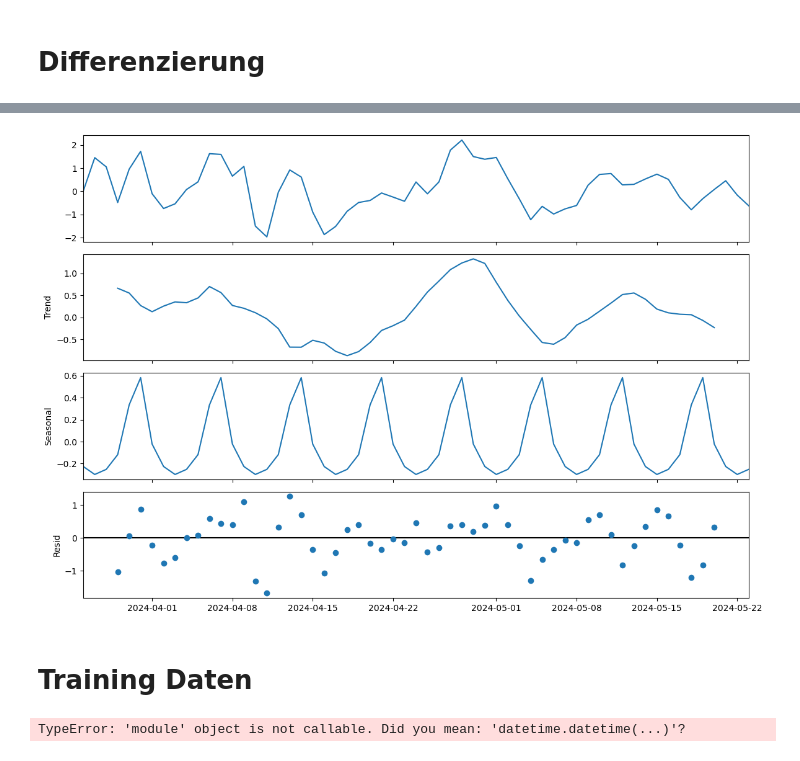
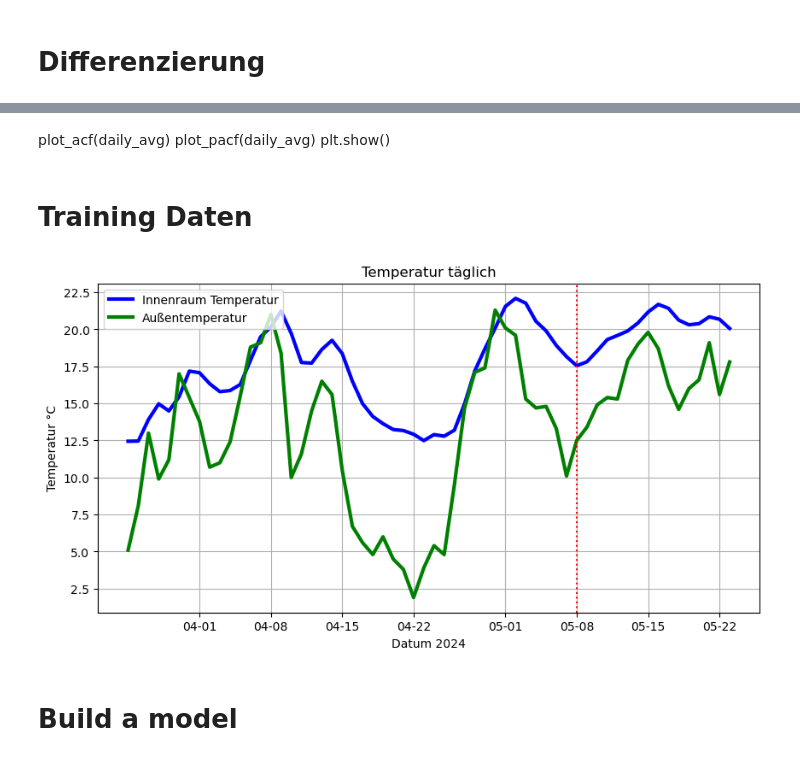
Before and after one commit to minthgreen/BA_Codes, a Jupyter notebook: ARIMAX_T_TER.ipynb, the cells around one changed output, grey strips where cells are left out. Drawn from its saved outputs; the diff is of its cells as text; code cells hidden in the pictures.

```diff
--- a/ARIMAX_T_TER.ipynb
+++ b/ARIMAX_T_TER.ipynb
@@ -157,5 +158,0 @@ plt.show()
-# %%
-rcParams['figure.figsize'] = 12, 8
-decomposition = sm.tsa.seasonal_decompose(daily_avg, model='additive')
-fig = decomposition.plot()
-plt.show()
@@ -224,9 +204,3 @@ dtype: float64
 # Stationarität ist nicht vorhanden, daher muss differenziert werden
 # %% [markdown]
 # Differenzierung
-# %%
-daily_avg = daily_avg - daily_avg.shift(1)
-daily_avg = daily_avg.dropna()
-
-plt.plot(daily_avg)
-plt.axhline(0, color='red', linestyle='--', alpha=0.2)
@@ -283,3 +243,7 @@ plt.show()
+# %% [markdown]
+plot_acf(daily_avg)
+plot_pacf(daily_avg)
+plt.show()
 # %%
 #Lag 0 wird nicht berücksichtigt
 # AR
@@ -293,20 +257,29 @@ plt.show()
 # einmal differenziert
 # --> I(1)
 # -----> ARIMA (p,i,q) = ARIMA (2, 1, 0)
-# %%
-rcParams['figure.figsize'] = 12, 8
-decomposition = sm.tsa.seasonal_decompose(daily_avg, model='additive')
-fig = decomposition.plot()
-plt.show()
-# %% [output]
-[figure, removed]
 # %% [markdown]
 # Training Daten
 # %%
-train_end=datetime(2024,5,8)
-test_end=datetime(2024,5,22)
+MAX_TRAINING_DATE = data_sum.tail(16).index[0]
 
-train_data=daily_avg[:train_end]
-test_data=daily_avg[train_end + timedelta(days=1):test_end]
+plt.plot(daily_avg.index, daily_avg['Innenraum Temperatur'], linewidth=3,c='blue', label='Innenraum Temperatur')
+plt.plot(outdoor_data.index, outdoor_data['Außentemperatur'], linewidth=3,c='green', label='Außentemperatur')
+
+plt.title("Temperatur täglich")
+plt.xlabel("Datum 2024")
+plt.ylabel("Temperatur °C")
+
+plt.axvline(MAX_TRAINING_DATE, color='red', linestyle='dotted')
+
+plt.gca().xaxis.set_major_formatter(mdates.DateFormatter('%m-%d'))
+
+plt.grid(True)
+plt.legend(loc='upper left')
+plt.show()
+
+train = data_sum.loc[data_sum.index < MAX_TRAINING_DATE, :]
+test = data_sum.loc[data_sum.index >= MAX_TRAINING_DATE, :]
 # %% [output]
-TypeError: 'module' object is not callable. Did you mean: 'datetime.datetime(...)'?
+[figure, added]
+# %% [markdown]
+# Build a model
```
Also changed, not shown: parts of 16 cells of this notebook, 1 other file.
